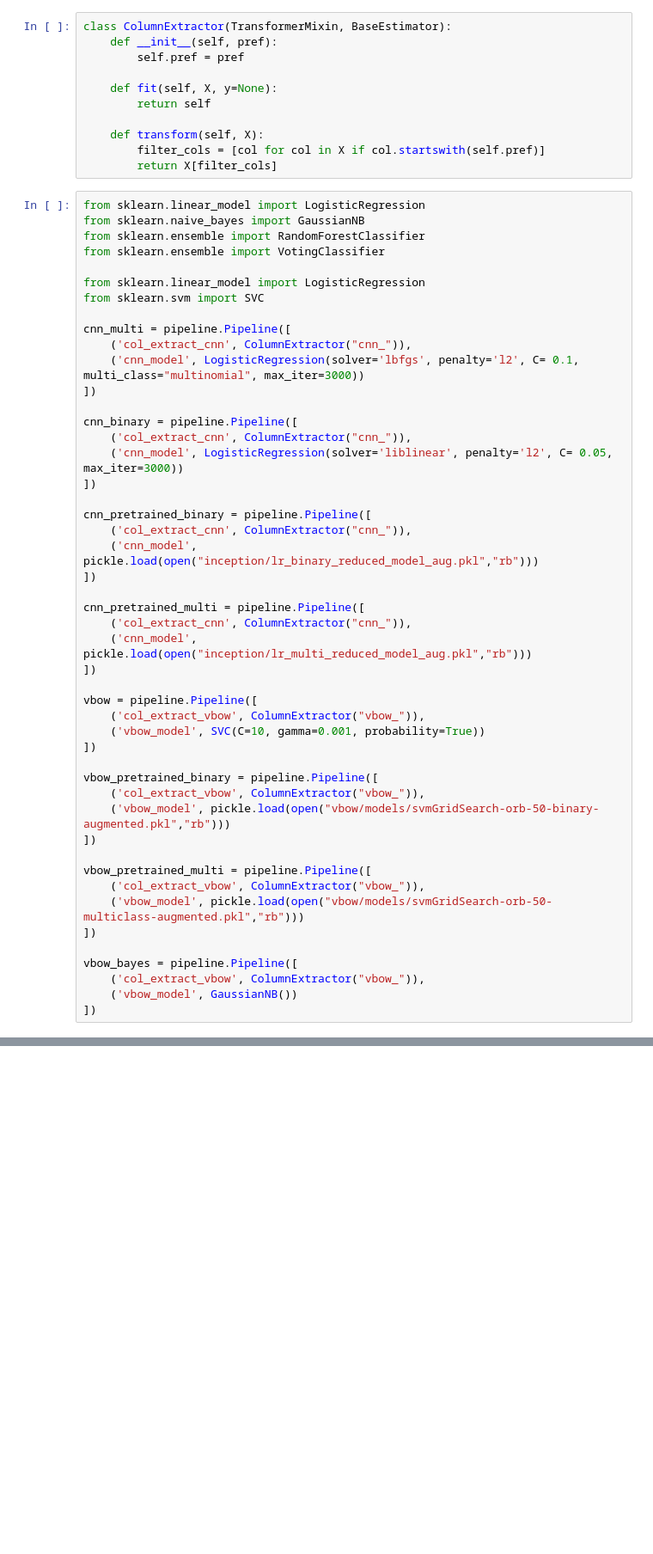
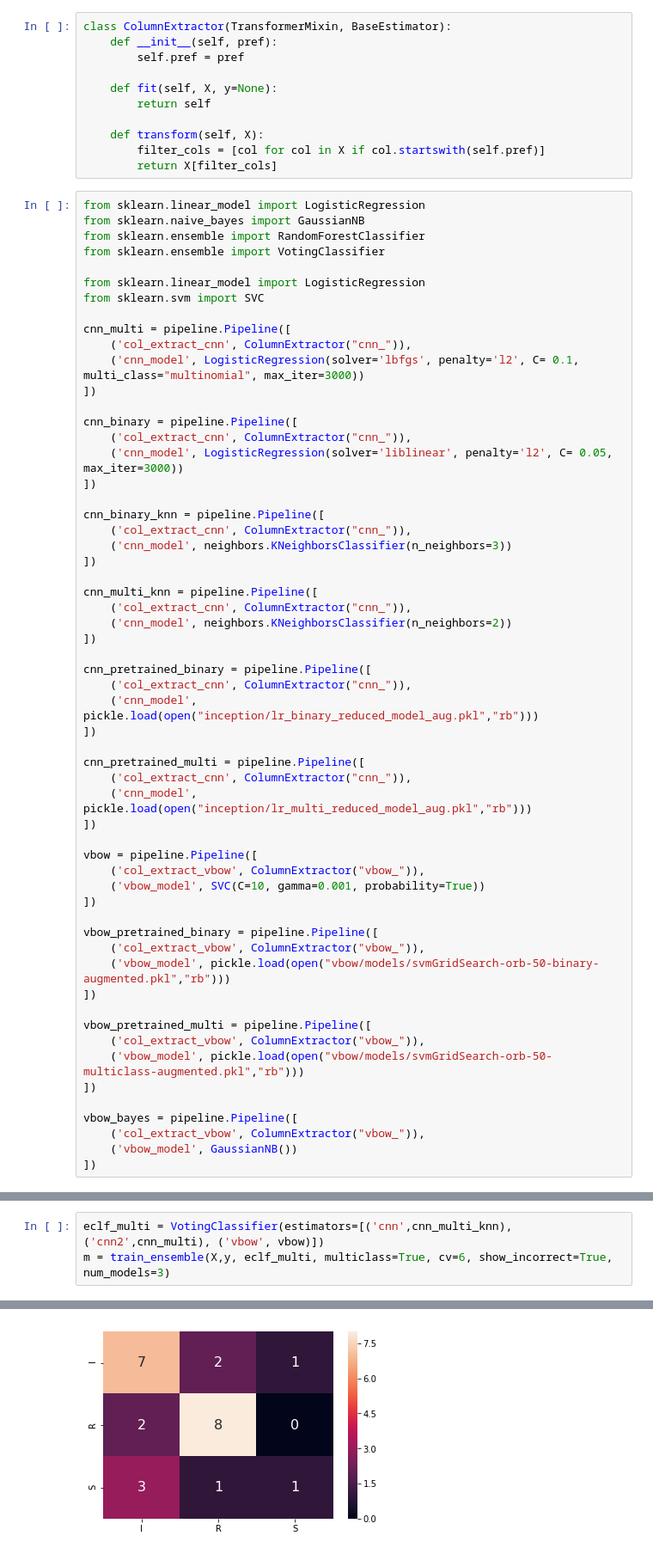
Before and after one commit to annamerk/crmo-diagnosis-using-mri, a Jupyter notebook: Ensemble Voter.ipynb, the cells around one changed output, grey strips where cells are left out. Shown at 86% size. Drawn from its saved outputs; the diff is of its cells as text; blank space fills up the shorter version.

```diff
--- a/Ensemble Voter.ipynb
+++ b/Ensemble Voter.ipynb
@@ -80,6 +80,16 @@ cnn_multi = pipeline.Pipeline([
 cnn_binary = pipeline.Pipeline([
     ('col_extract_cnn', ColumnExtractor("cnn_")),
     ('cnn_model', LogisticRegression(solver='liblinear', penalty='l2', C= 0.05, max_iter=3000))
+])
+
+cnn_binary_knn = pipeline.Pipeline([
+    ('col_extract_cnn', ColumnExtractor("cnn_")),
+    ('cnn_model', neighbors.KNeighborsClassifier(n_neighbors=3))
+])
+
+cnn_multi_knn = pipeline.Pipeline([
+    ('col_extract_cnn', ColumnExtractor("cnn_")),
+    ('cnn_model', neighbors.KNeighborsClassifier(n_neighbors=2))
 ])
 
 cnn_pretrained_binary = pipeline.Pipeline([
@@ -125,0 +200,4 @@ def train_ensemble(X, y, model, multiclass, cv=3, test_size=0.3, show_incorrect=
+# %%
+eclf_multi = VotingClassifier(estimators=[('cnn',cnn_multi_knn), ('cnn2',cnn_multi), ('vbow', vbow)])
+m = train_ensemble(X,y, eclf_multi, multiclass=True, cv=6, show_incorrect=True, num_models=3)
+# %% [output]
@@ -125,0 +221 @@ def train_ensemble(X, y, model, multiclass, cv=3, test_size=0.3, show_incorrect=
+[figure, added]
```
Also changed, not shown: parts of 18 cells of this notebook, 6 other files.
